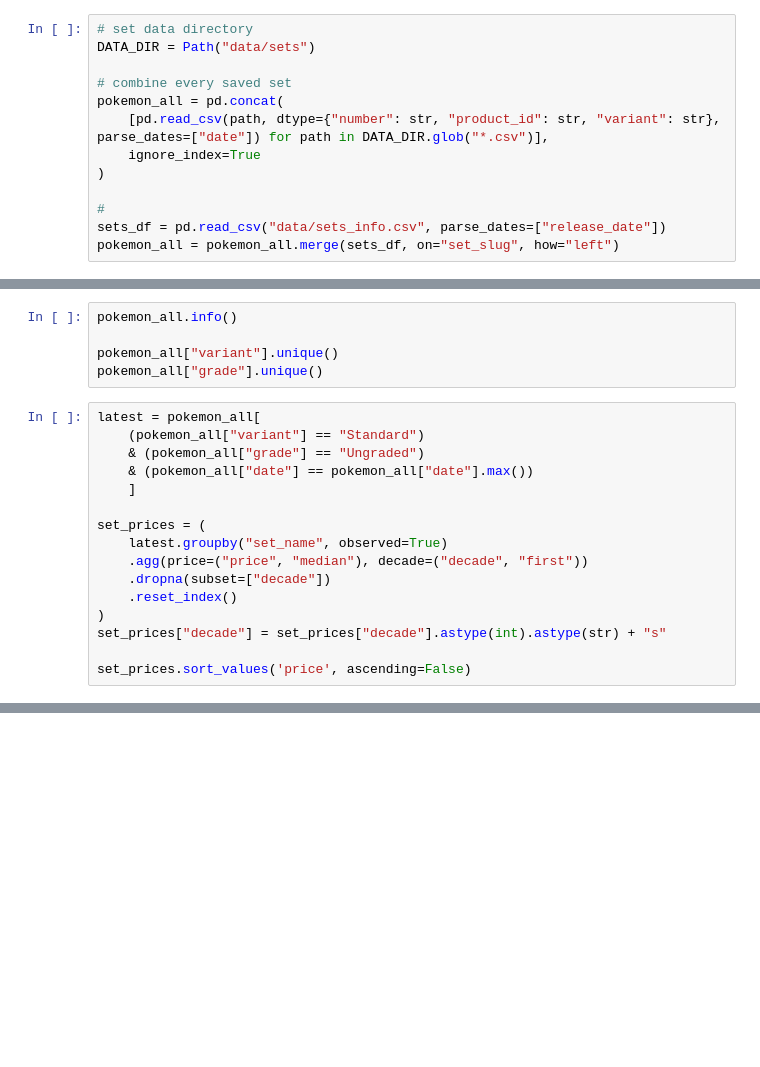
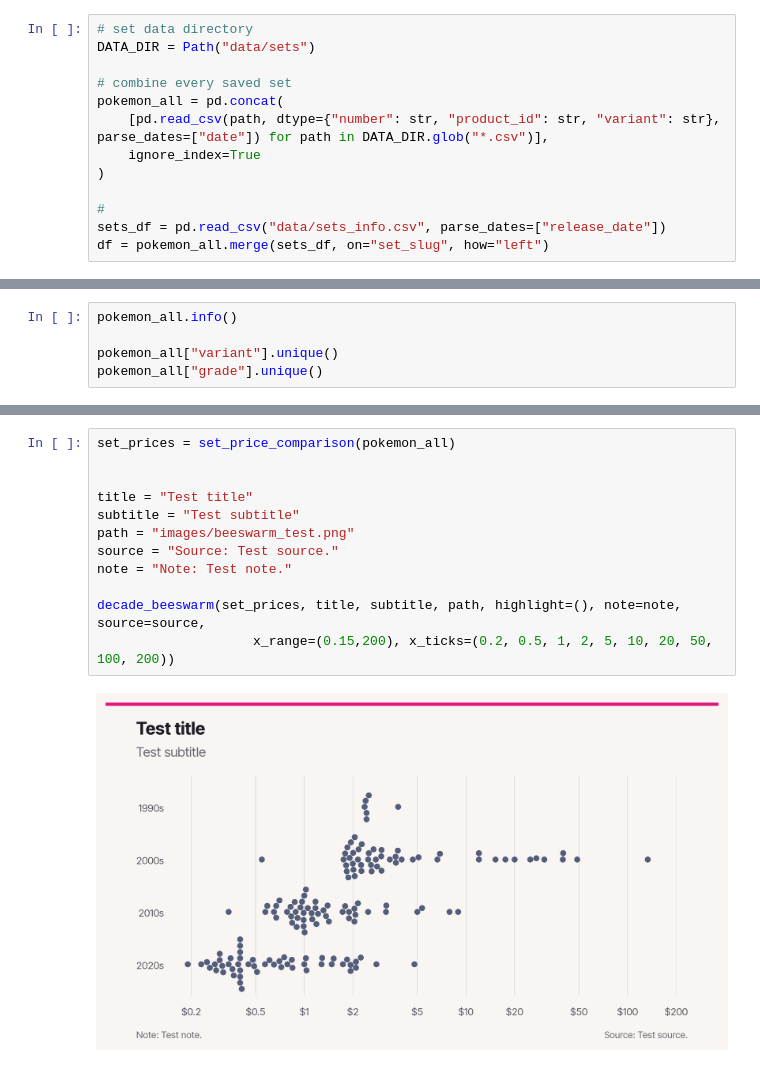
Before and after one commit to TurnerHaa/pokemon-cards, a Jupyter notebook: analysis.ipynb, the cells around one changed output, grey strips where cells are left out. Drawn from its saved outputs; the diff is of its cells as text; blank space fills up the shorter version.

Commit message:
Added function for beeswarm and set summary

```diff
--- a/analysis.ipynb
+++ b/analysis.ipynb
@@ -15,7 +15,7 @@ pokemon_all = pd.concat(
 
 #
 sets_df = pd.read_csv("data/sets_info.csv", parse_dates=["release_date"])
-pokemon_all = pokemon_all.merge(sets_df, on="set_slug", how="left")
+df = pokemon_all.merge(sets_df, on="set_slug", how="left")
 # %%
 # cleaning
 pokemon_all["variant"] = pokemon_all["variant"].fillna("Standard")
@@ -32,19 +32,3 @@ pokemon_all.info()
 
 pokemon_all["variant"].unique()
 pokemon_all["grade"].unique()
-# %%
-latest = pokemon_all[
-    (pokemon_all["variant"] == "Standard")
-    & (pokemon_all["grade"] == "Ungraded")
-    & (pokemon_all["date"] == pokemon_all["date"].max())
-    ]
-
-set_prices = (
-    latest.groupby("set_name", observed=True)
-    .agg(price=("price", "median"), decade=("decade", "first"))
-    .dropna(subset=["decade"])
-    .reset_index()
-)
-set_prices["decade"] = set_prices["decade"].astype(int).astype(str) + "s"
-
-set_prices.sort_values('price', ascending=False)
@@ -158,0 +124,14 @@ TypeError: unsupported operand type(s) for /: 'str' and 'str'
+# %%
+set_prices = set_price_comparison(pokemon_all)
+
+
+title = "Test title"
+subtitle = "Test subtitle"
+path = "images/beeswarm_test.png"
+source = "Source: Test source."
+note = "Note: Test note."
+
+decade_beeswarm(set_prices, title, subtitle, path, highlight=(), note=note, source=source,
+                    x_range=(0.15,200), x_ticks=(0.2, 0.5, 1, 2, 5, 10, 20, 50, 100, 200))
+# %% [output]
+[figure, added]
```
Also changed, not shown: parts of 3 cells of this notebook, 2 other files.
